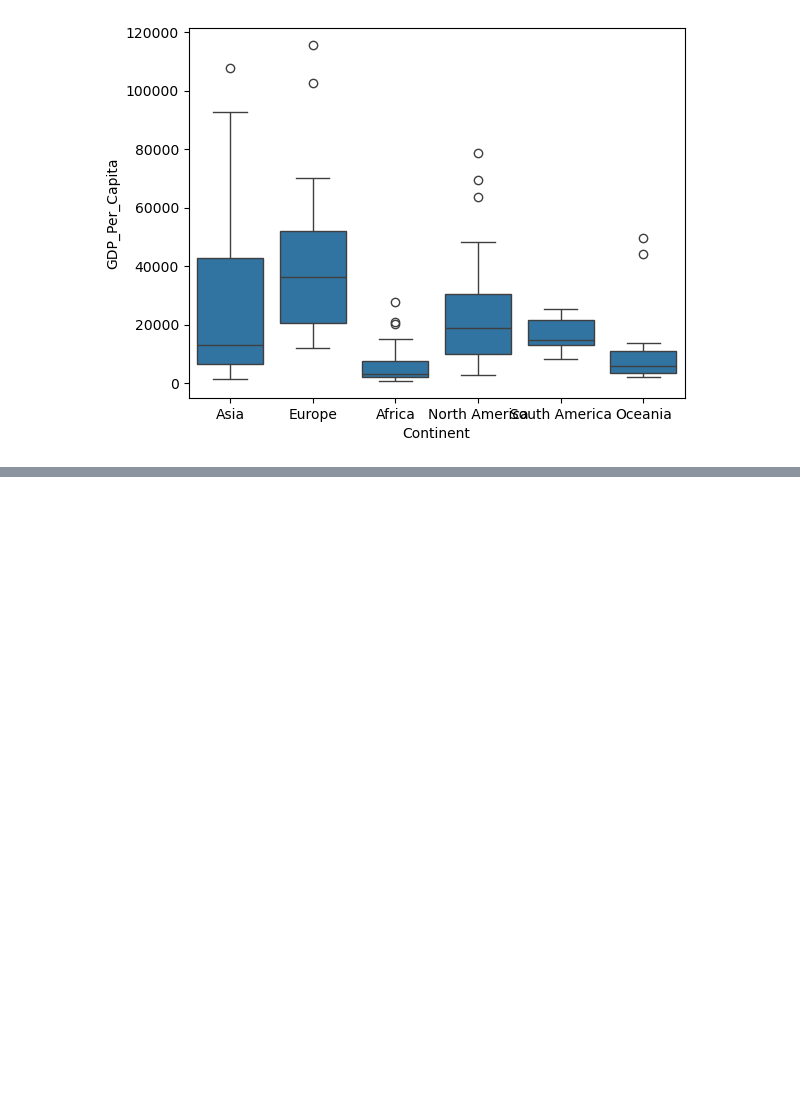
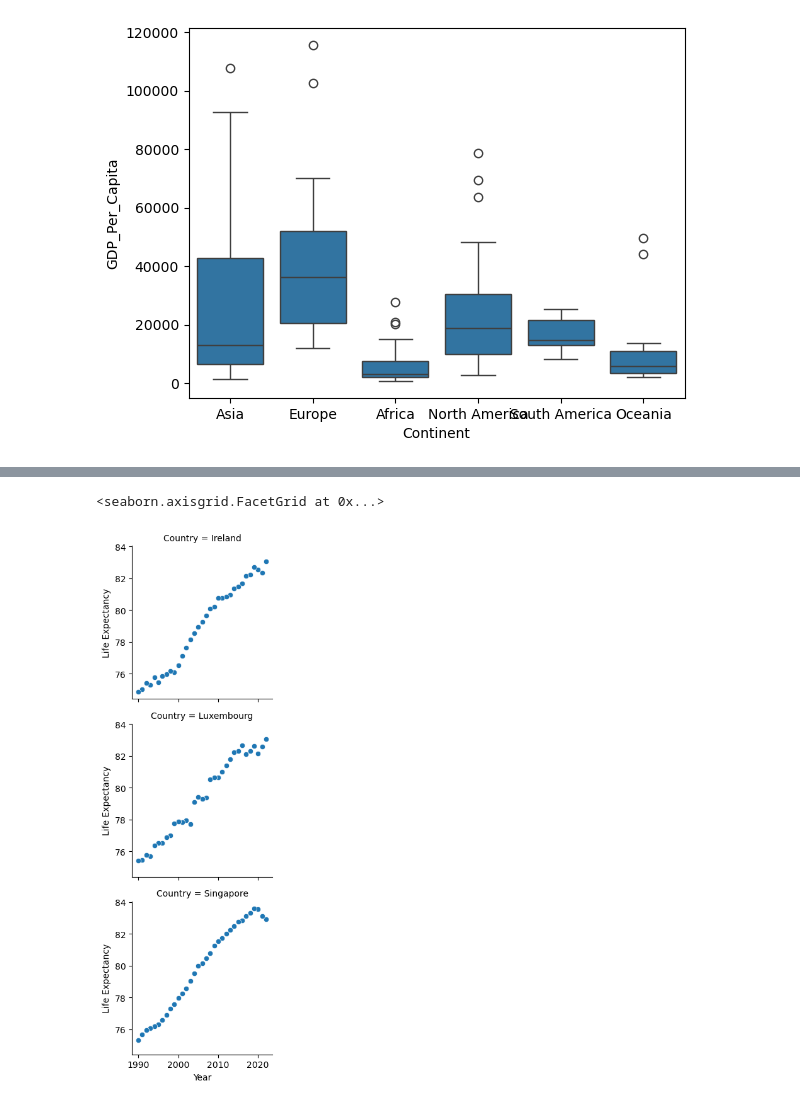
Before and after one commit to nss-data-science-cohort-8/un-exploration-GetGubbz, a Jupyter notebook: UN_Data_Exploration.ipynb, the cells around one changed output, grey strips where cells are left out. Cells and saved outputs as stored; diff of their text form; code cells hidden in the pictures; blank space fills up the shorter version.

```diff
--- a/UN_Data_Exploration.ipynb
+++ b/UN_Data_Exploration.ipynb
@@ -389,0 +424,7 @@ sns.boxplot(gdp_2021, x ='Continent', y = 'GDP_Per_Capita' )
+# %%
+year_headers = life_expectancy.columns.tolist()
+year_headers = year_headers[1:]
+# %%
+life_expectancy_melted = life_expectancy.melt(id_vars = 'Country Name', value_vars = year_headers).rename(columns = {'Country Name':'Country','variable':'Year', 'value':'Life Expectancy'})
+life_expectancy_melted['Year'] = life_expectancy_melted['Year'].astype(np.int64)
+life_expectancy_melted
@@ -389,0 +452,3 @@ sns.boxplot(gdp_2021, x ='Continent', y = 'GDP_Per_Capita' )
+# %%
+gdp_le = pd.merge(gdp_df, life_expectancy_melted, how = 'inner', on = ['Year', 'Country'] )
+gdp_le
@@ -389,0 +521,3 @@ sns.boxplot(gdp_2021, x ='Continent', y = 'GDP_Per_Capita' )
+# %%
+three_largest = gdp_le[(gdp_le['Country'] == 'Luxembourg') | (gdp_le['Country'] == 'Singapore') | (gdp_le['Country'] == 'Ireland')]
+three_largest
@@ -389,0 +538,5 @@ sns.boxplot(gdp_2021, x ='Continent', y = 'GDP_Per_Capita' )
+# %%
+sns.FacetGrid(three_largest, row = 'Country').map(sns.scatterplot,'Year','Life Expectancy')
+# %% [output]
+<seaborn.axisgrid.FacetGrid at 0x...>
+[figure, added]
```
Also changed, not shown: parts of 23 cells of this notebook.
